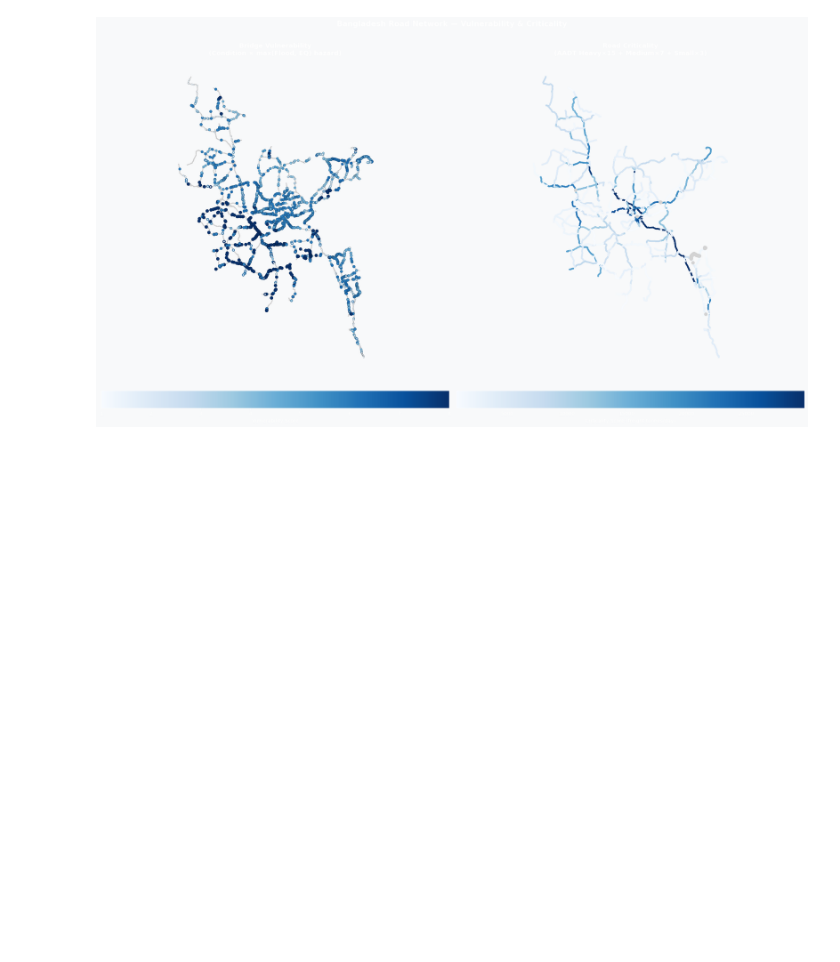
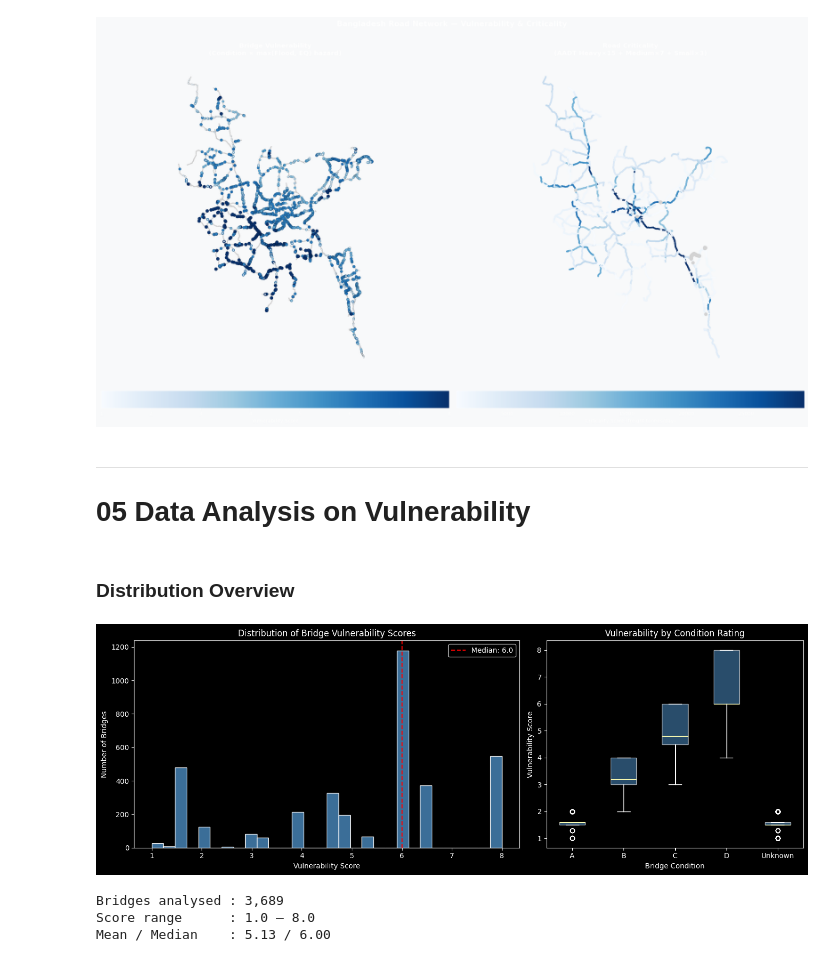
Before and after one commit to MeikeHR/EPA133a-G02-A4, a Jupyter notebook: EPA1352-G02-A4/notebook/Data Analysis 2.ipynb, the cells around one changed output. Saved outputs shown, nothing was run; the diff lists cells and outputs as text; code cells hidden in the pictures; blank space fills up the shorter version.

```diff
--- a/EPA1352-G02-A4/notebook/Data Analysis 2.ipynb
+++ b/EPA1352-G02-A4/notebook/Data Analysis 2.ipynb
@@ -307,3 +313,53 @@ plt.tight_layout()
 plt.show()
 # %% [output]
 [figure]
+# %% [markdown]
+---
+# 05 Data Analysis on Vulnerability
+# %% [markdown]
+### Distribution Overview
+# %%
+import matplotlib.pyplot as plt
+import matplotlib.gridspec as gridspec
+import seaborn as sns
+
+bridges = gdf_roads[gdf_roads['model_type'] == 'bridge'].copy()
+
+fig = plt.figure(figsize=(14, 5))
+gs  = gridspec.GridSpec(1, 2, width_ratios=[1.5, 1])
+
+# Left: histogram + KDE
+ax1 = fig.add_subplot(gs[0])
+ax1.hist(bridges['vulnerability_score'].dropna(), bins=30,
+         color='steelblue', edgecolor='white', alpha=0.85)
+ax1.set_xlabel("Vulnerability Score")
+ax1.set_ylabel("Number of Bridges")
+ax1.set_title("Distribution of Bridge Vulnerability Scores")
+ax1.axvline(bridges['vulnerability_score'].median(), color='red',
+            linestyle='--', label=f"Median: {bridges['vulnerability_score'].median():.1f}")
+ax1.legend()
+
+# Right: boxplot per condition
+ax2 = fig.add_subplot(gs[1])
+order = ['A', 'B', 'C', 'D', 'Unknown']
+data  = [bridges[bridges['condition'] == c]['vulnerability_score'].dropna()
+         for c in order]
+ax2.boxplot(data, labels=order, patch_artist=True,
+            boxprops=dict(facecolor='steelblue', alpha=0.6))
+ax2.set_xlabel("Bridge Condition")
+ax2.set_ylabel("Vulnerability Score")
+ax2.set_title("Vulnerability by Condition Rating")
+
+plt.tight_layout()
+plt.show()
+
+print(f"Bridges analysed : {len(bridges):,}")
+print(f"Score range      : {bridges['vulnerability_score'].min():.1f} – "
+      f"{bridges['vulnerability_score'].max():.1f}")
+print(f"Mean / Median    : {bridges['vulnerability_score'].mean():.2f} / "
+      f"{bridges['vulnerability_score'].median():.2f}")
+# %% [output]
+[figure, added]
+Bridges analysed : 3,689
+Score range      : 1.0 – 8.0
+Mean / Median    : 5.13 / 6.00
```
Also changed, not shown: parts of 18 cells of this notebook, 1 other file.
